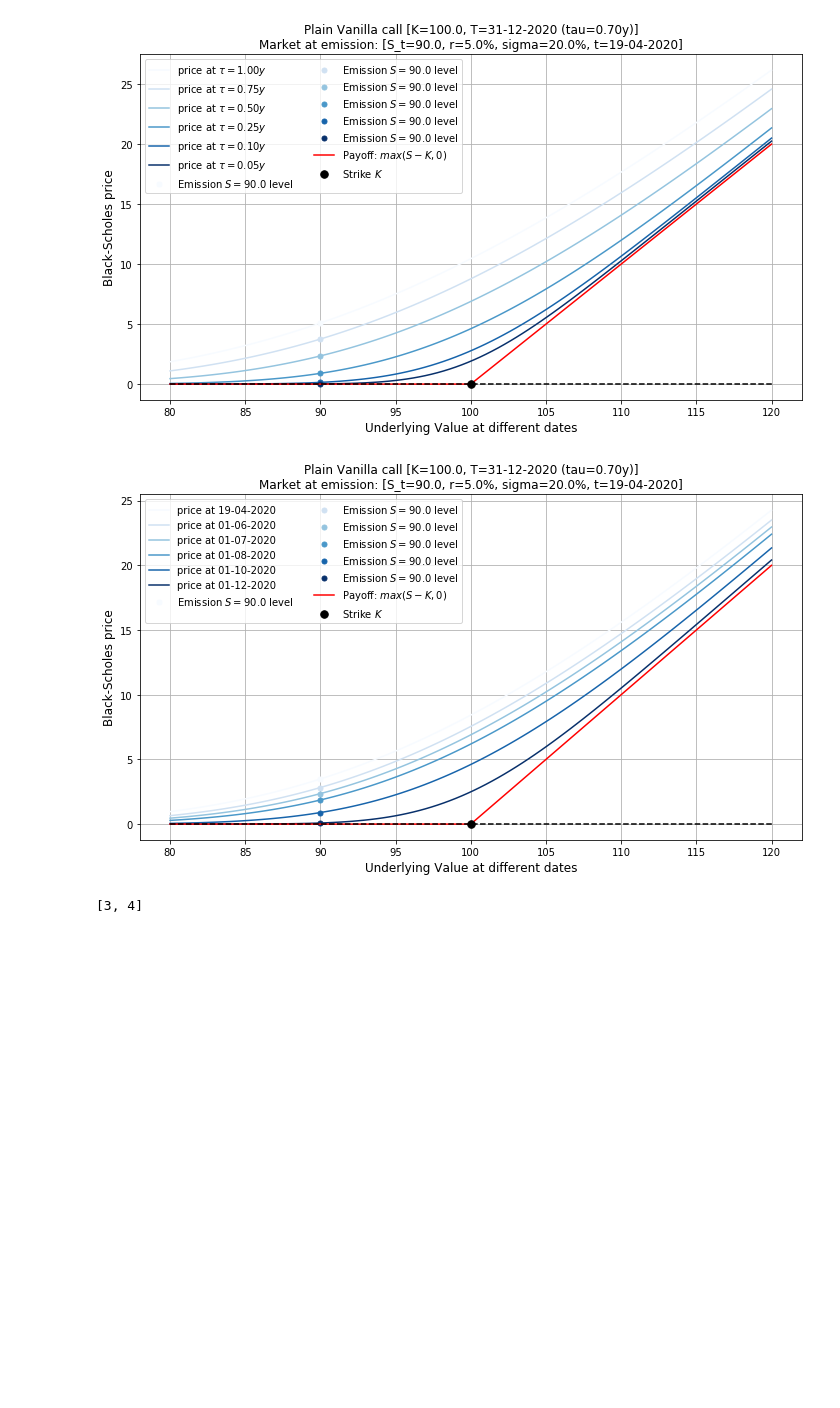
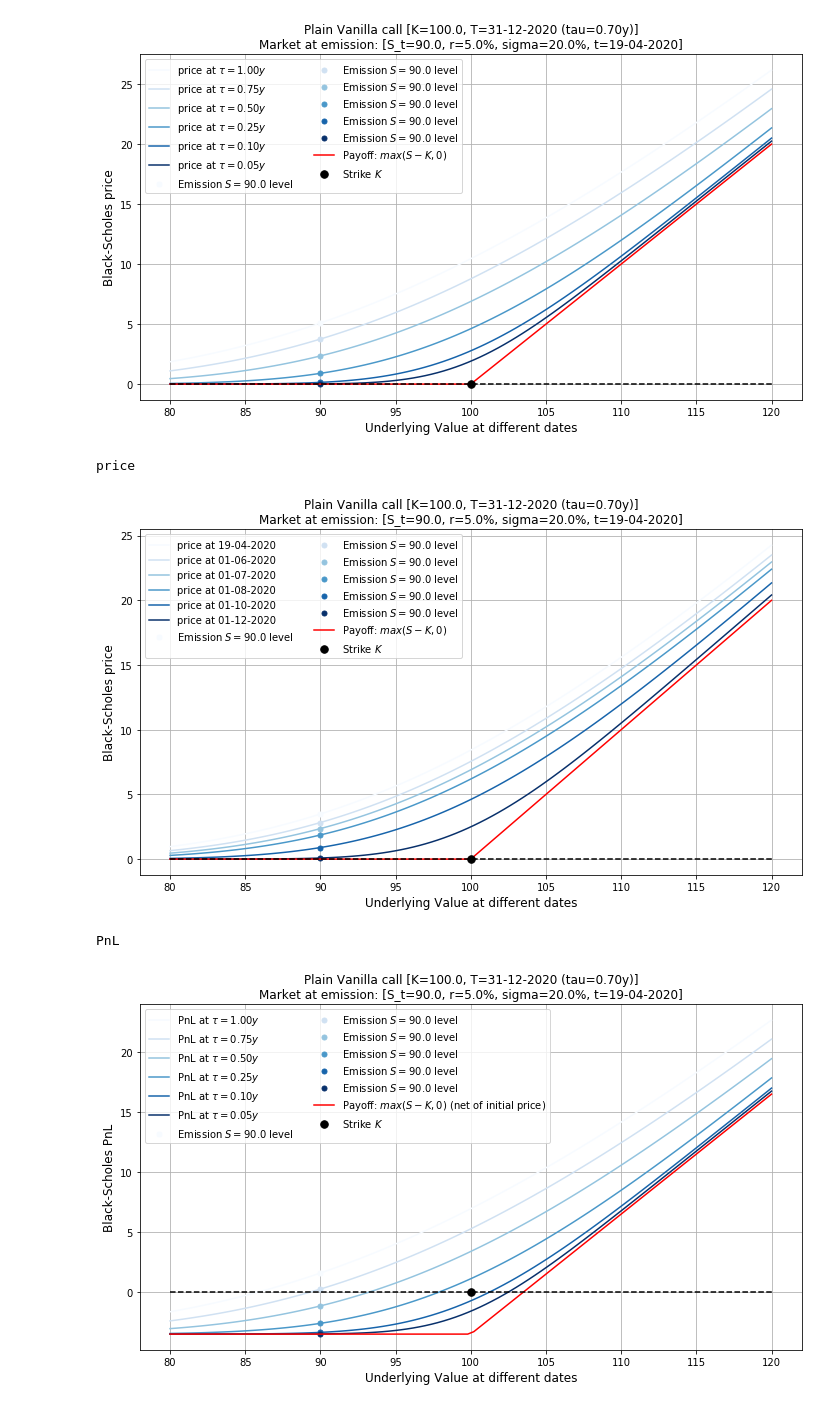
Before and after one commit to gabrielepompa88/IT-For-Business-And-Finance-2019-20, a Jupyter notebook: Notebooks/Derivatives_Analytics___Objects_Composition.ipynb, the cells around one changed output. Cells and saved outputs as stored; diff of their text form; code cells hidden in the pictures; blank space fills up the shorter version.

```diff
--- a/Notebooks/Derivatives_Analytics___Objects_Composition.ipynb
+++ b/Notebooks/Derivatives_Analytics___Objects_Composition.ipynb
@@ -616,7 +614,9 @@ class EuropeanOption:
         S = args[0] if len(args) > 0 else kwargs['S'] if 'S' in kwargs else self.get_S()
 
         # time parameter:
-        time_param = args[1] if len(args) > 1 else kwargs['tau'] if 'tau' in kwargs else (kwargs['t'] if 't' in kwargs else None)
+        time_param = args[1] if len(args) > 1 \
+                     else kwargs['tau'] if 'tau' in kwargs \
+                        else (kwargs['t'] if 't' in kwargs else None)
 
         # time parameter interpretation according to its type
         # case 1: no time-parameter in input
@@ -1755,7 +1718,9 @@ class EuropeanOption:
         S = args[0] if len(args) > 0 else kwargs['S'] if 'S' in kwargs else self.get_S()
 
         # time parameter:
-        time_param = args[1] if len(args) > 1 else kwargs['tau'] if 'tau' in kwargs else (kwargs['t'] if 't' in kwargs else None)
+        time_param = args[1] if len(args) > 1 \
+                     else kwargs['tau'] if 'tau' in kwargs \
+                        else (kwargs['t'] if 't' in kwargs else None)
 
         # time parameter interpretation according to its type
         # case 1: no time-parameter in input
@@ -3526,6 +3480,7 @@ option_plotter.plot(tau=[0.05, 0.1, 0.25, 0.5, 0.75, 1.0])
 # %% [output]
 [figure]
 # %%
-option_plotter.plot(tau=[datetime_obj_to_date_string(market_env.get_t()), "01-06-2020", "01-07-2020", "01-08-2020", "01-10-2020", "01-12-2020"])
+option_plotter.plot(t=[datetime_obj_to_date_string(market_env.get_t()), "01-06-2020", "01-07-2020", "01-08-2020", "01-10-2020", "01-12-2020"])
 # %% [output]
+price
 [figure]
@@ -3534,4 +3487,5 @@ l = [3, 4]
-# %%
-list(l)
-# %% [output]
-[3, 4]
+# %%
+option_plotter.plot(tau=[0.05, 0.1, 0.25, 0.5, 0.75, 1.0], plot_metrics='PnL')
+# %% [output]
+PnL
+[figure, added]
```
Also changed, not shown: parts of 28 cells of this notebook.
